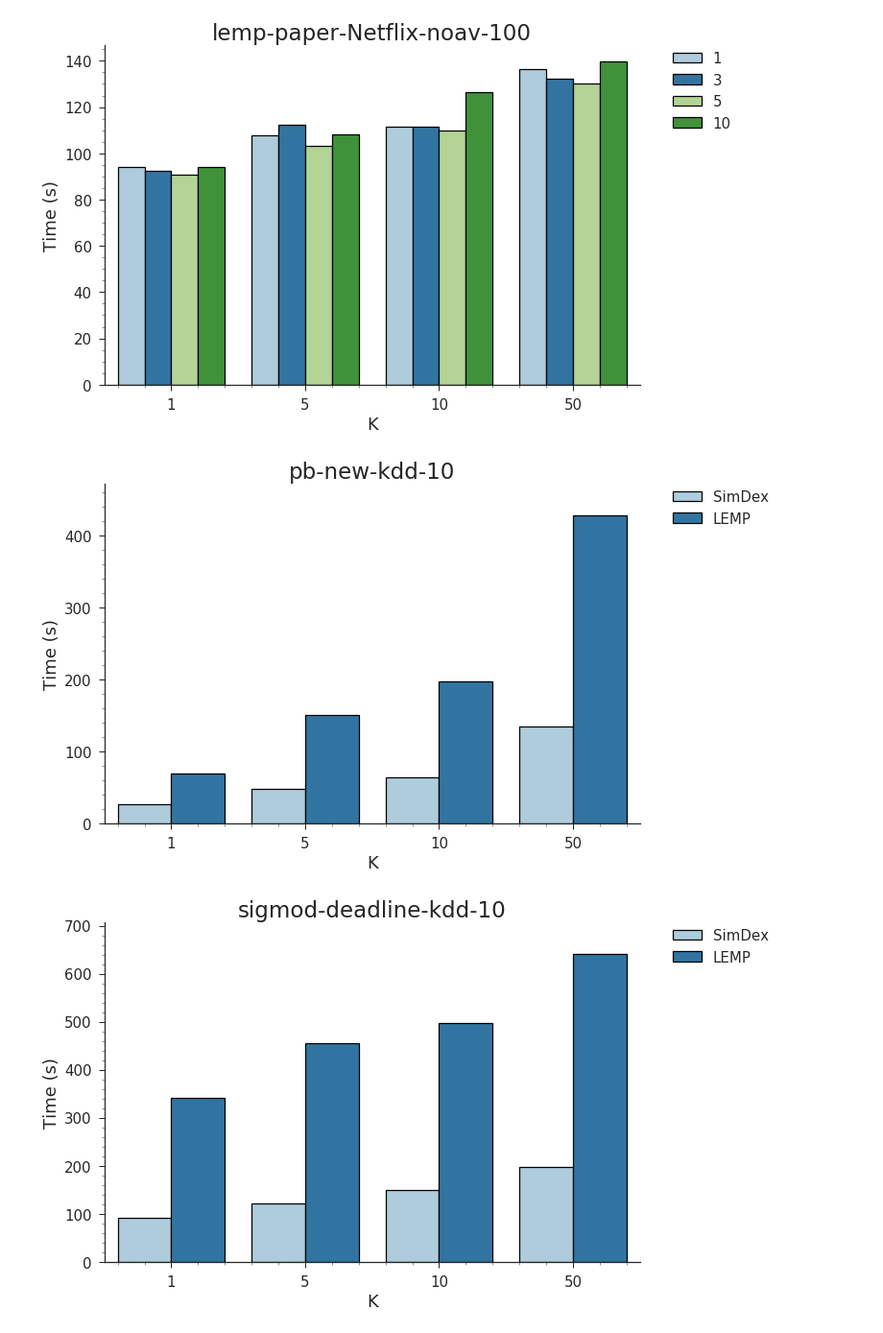
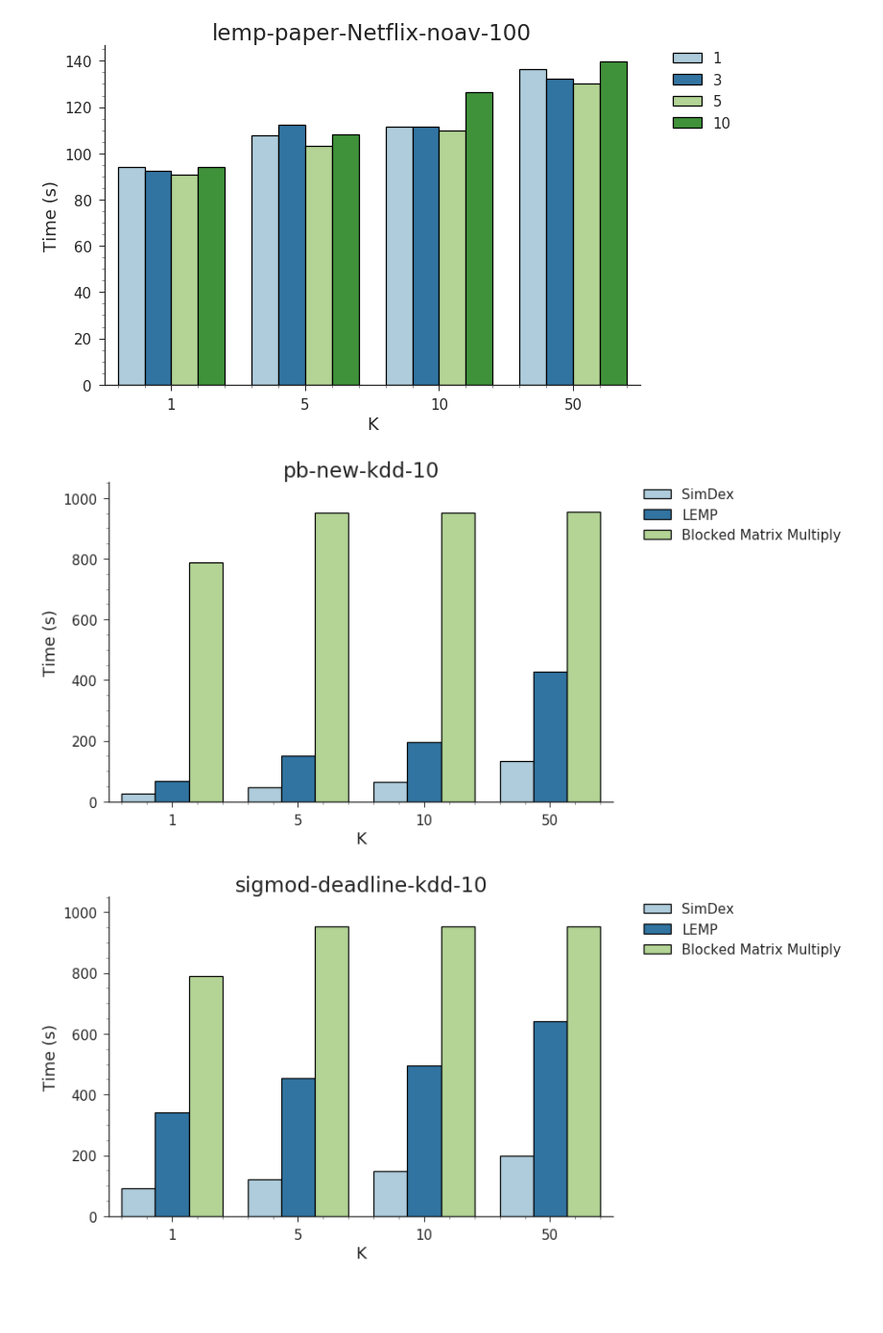
Before and after one commit to stanford-futuredata/optimus-maximus, a Jupyter notebook: plots/simdex-plots.ipynb, the cells around one changed output. Shown at 96% size. Saved outputs shown, nothing was run; the diff lists cells and outputs as text; code cells hidden in the pictures; blank space fills up the shorter version.

Commit message:
updated plots

```diff
--- a/plots/simdex-plots.ipynb
+++ b/plots/simdex-plots.ipynb
@@ -98,8 +97,9 @@ runtime_vs_num_bins(simdex_df, NETFLIX_MODELS)
 # %%
 simdex_df = pd.read_csv('timing-results/kdd-simdex-timing.csv')
 lemp_df = pd.read_csv('timing-results/kdd-lemp-timing.csv')
+blocked_mm_df = pd.read_csv('timing-results/kdd-blocked_mm-timing.csv')
 # %%
-f_u_plots(simdex_df, lemp_df, blocked_mm_df=None, models=KDD_MODELS)
+f_u_plots(simdex_df, lemp_df, blocked_mm_df, models=KDD_MODELS)
 # %% [output]
-[figure, old version]
+[figure, new version]
-[figure, old version]
+[figure, new version]
```
Also changed, not shown: parts of 4 cells of this notebook, 2 other files.
